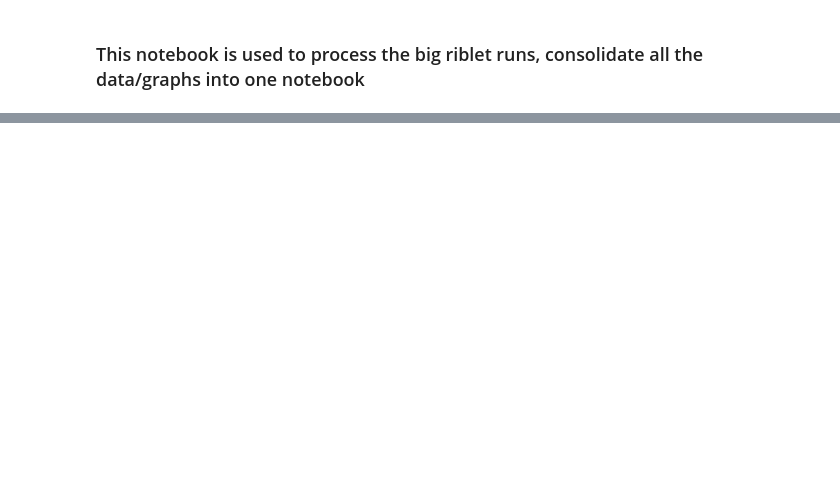
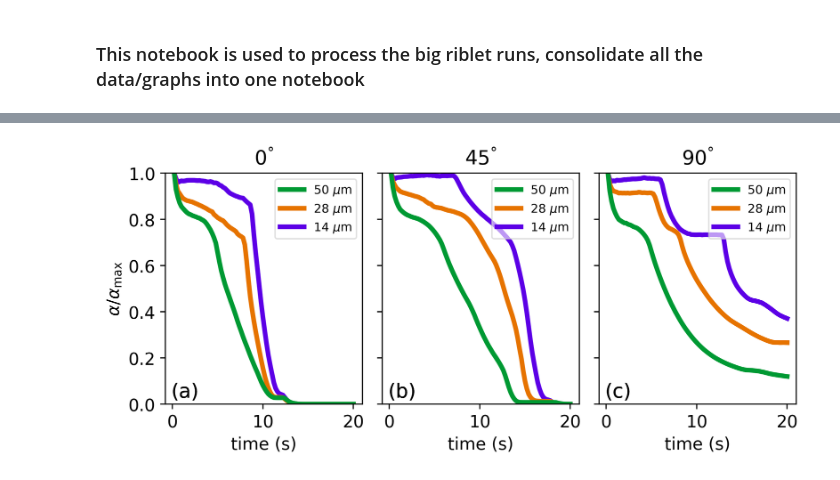
Before and after one commit to patricksinclair/openfoam_utilities, a Jupyter notebook: big_run_analyser.ipynb, the cells around one changed output, grey strips where cells are left out. Saved outputs shown, nothing was run; the diff lists cells and outputs as text; code cells hidden in the pictures; blank space fills up the shorter version.

```diff
--- a/big_run_analyser.ipynb
+++ b/big_run_analyser.ipynb
@@ -215,6 +230,8 @@ def plot3x1AlphaComparisonPlots(df_group1, df_group2, df_group3, label_list, tit
 # %%
-# plot3x1AlphaComparisonPlots(alphaDataframes_parallelFlow, alphaDataframes_angle45Flow, alphaDataframes_perpendicularFlow, bf_thickness_labels, drag_angle_labels,
-#                             normalised=True, filename="alpha_vs_angle_NORMALISED")
+plot3x1AlphaComparisonPlots(alphaDataframes_parallelFlow, alphaDataframes_angle45Flow, alphaDataframes_perpendicularFlow, bf_thickness_labels, drag_angle_labels,
+                            normalised=True, filename="alpha_vs_angle_NORMALISED")
+# %% [output]
+[figure, added]
 # %%
 # plot3x1AlphaComparisonPlots(alphaDataFrames_14microns, alphaDataFrames_28microns, alphaDataFrames_50microns, label_list=drag_angle_labels, title_list=bf_thickness_labels,
 #                             normalised=False, filename="alpha_vs_thickness")
```
Also changed, not shown: parts of 14 cells of this notebook.
